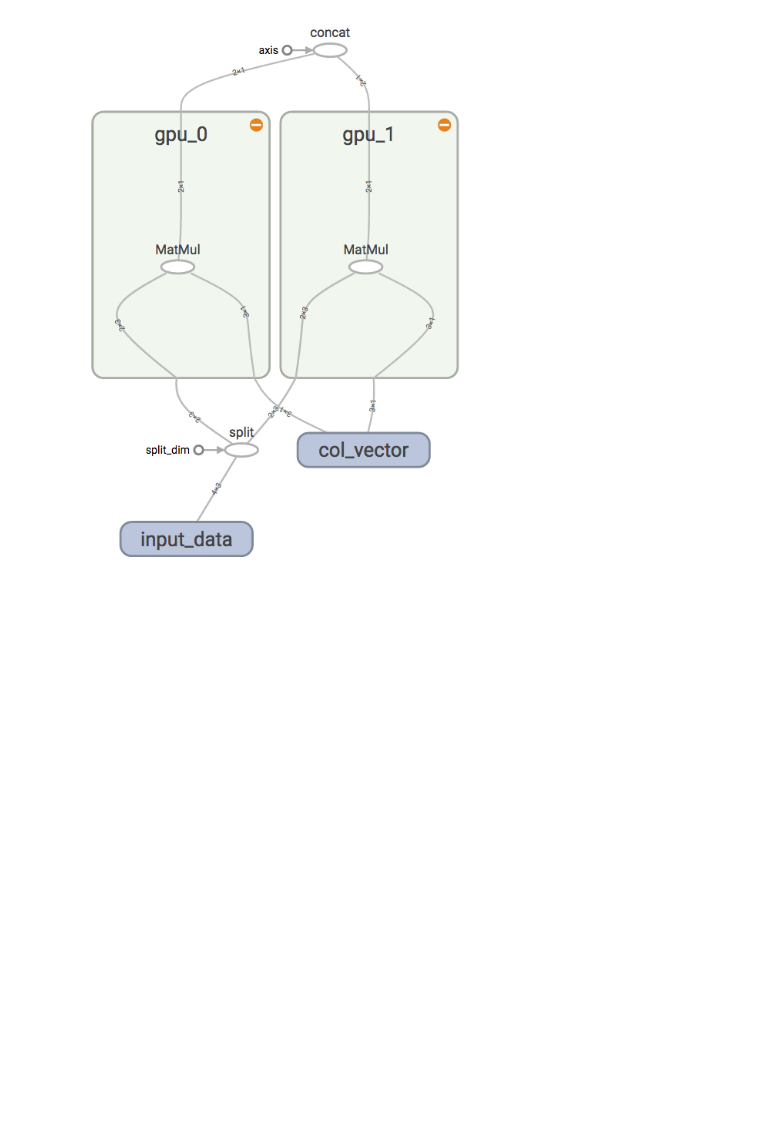
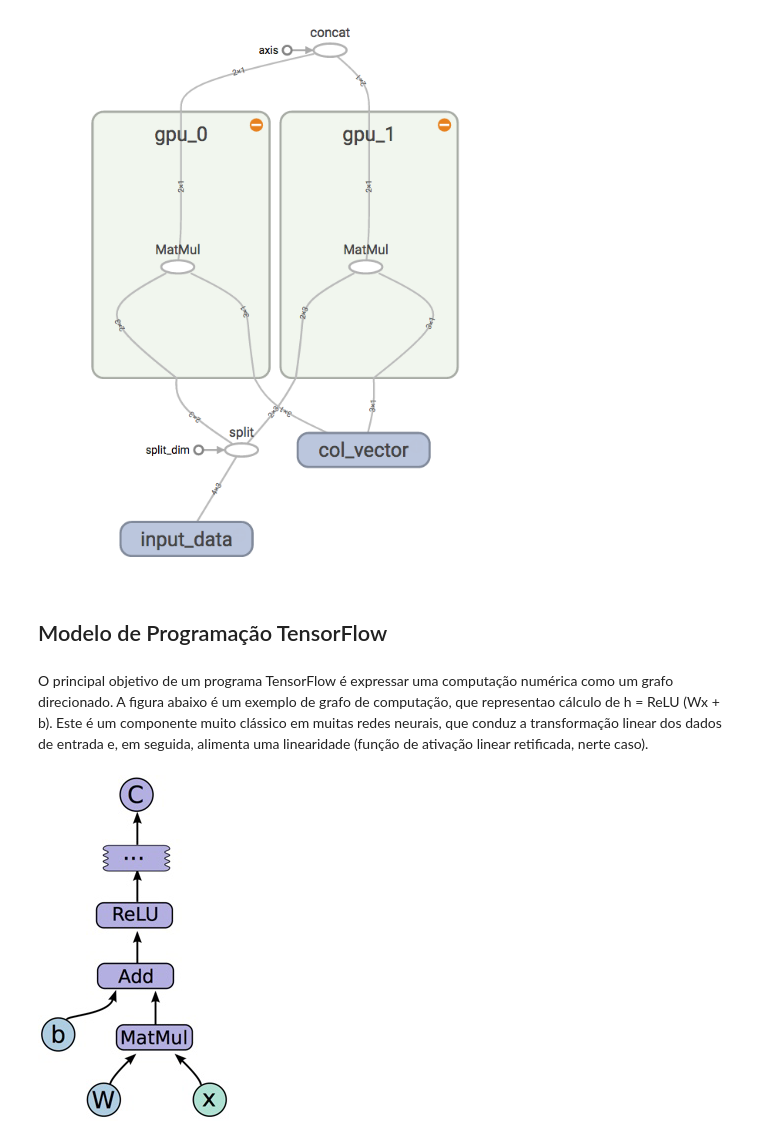
Before and after one commit to romulovieira777/Python_Fundamentos_Analise_Dados, a Jupyter notebook: Seção 10 - Introdução ao TensorFlow/Notebooks/DSA-Python-Cap10-Intro-TensorFlow.ipynb, the cells around one changed output. Cells and saved outputs as stored; diff of their text form; code cells hidden in the pictures; blank space fills up the shorter version.

Commit message:
Introdução ao TensorFlow

```diff
--- a/Seção 10 - Introdução ao TensorFlow/Notebooks/DSA-Python-Cap10-Intro-TensorFlow.ipynb
+++ b/Seção 10 - Introdução ao TensorFlow/Notebooks/DSA-Python-Cap10-Intro-TensorFlow.ipynb
@@ -70,3 +70,12 @@ from IPython.display import Image
 Image('imagens/grafo2.png')
 # %% [output]
 [figure]
+# %% [markdown]
+## Modelo de Programação TensorFlow
+# %% [markdown]
+O principal objetivo de um programa TensorFlow é expressar uma computação numérica como um grafo direcionado. A figura abaixo é um exemplo de grafo de computação, que representao cálculo de h = ReLU (Wx + b). Este é um componente muito clássico em muitas redes neurais, que conduz a transformação linear dos dados de entrada e, em seguida, alimenta uma linearidade (função de ativação linear retificada, nerte caso).
+# %%
+from IPython.display import Image
+Image('imagens/grafo3.png')
+# %% [output]
+[figure, added]
```
Also changed, not shown: parts of 33 cells of this notebook.
